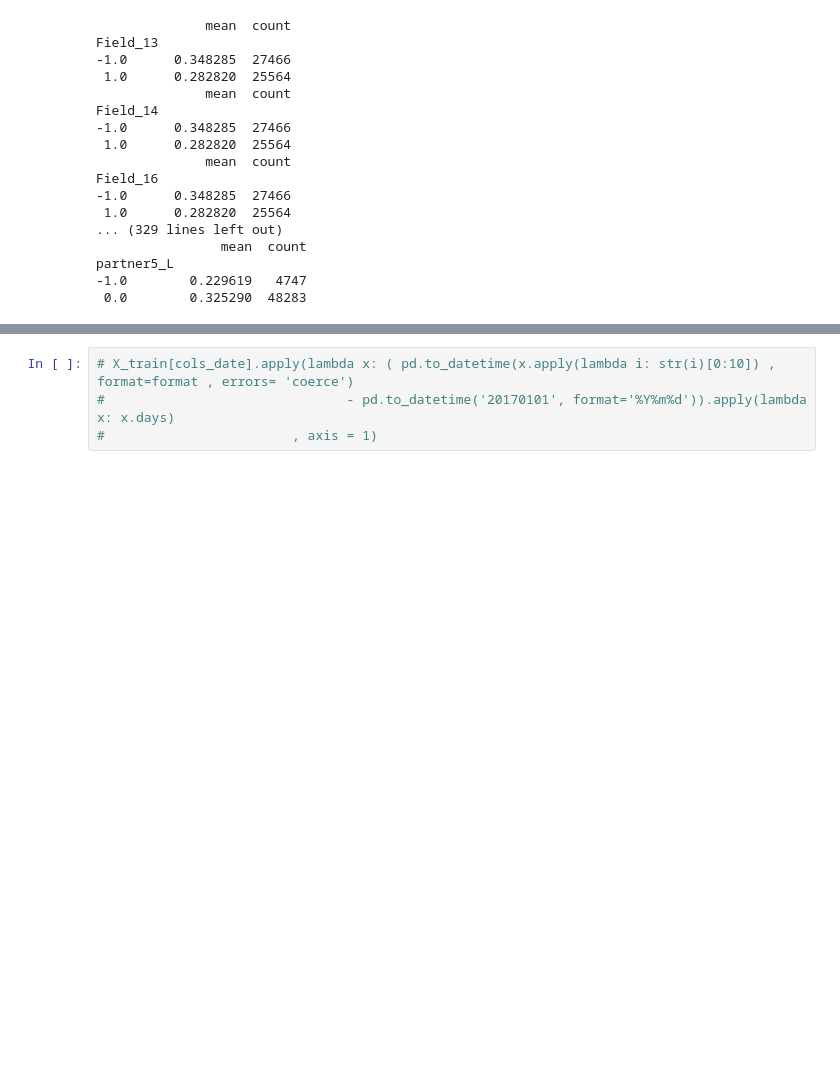
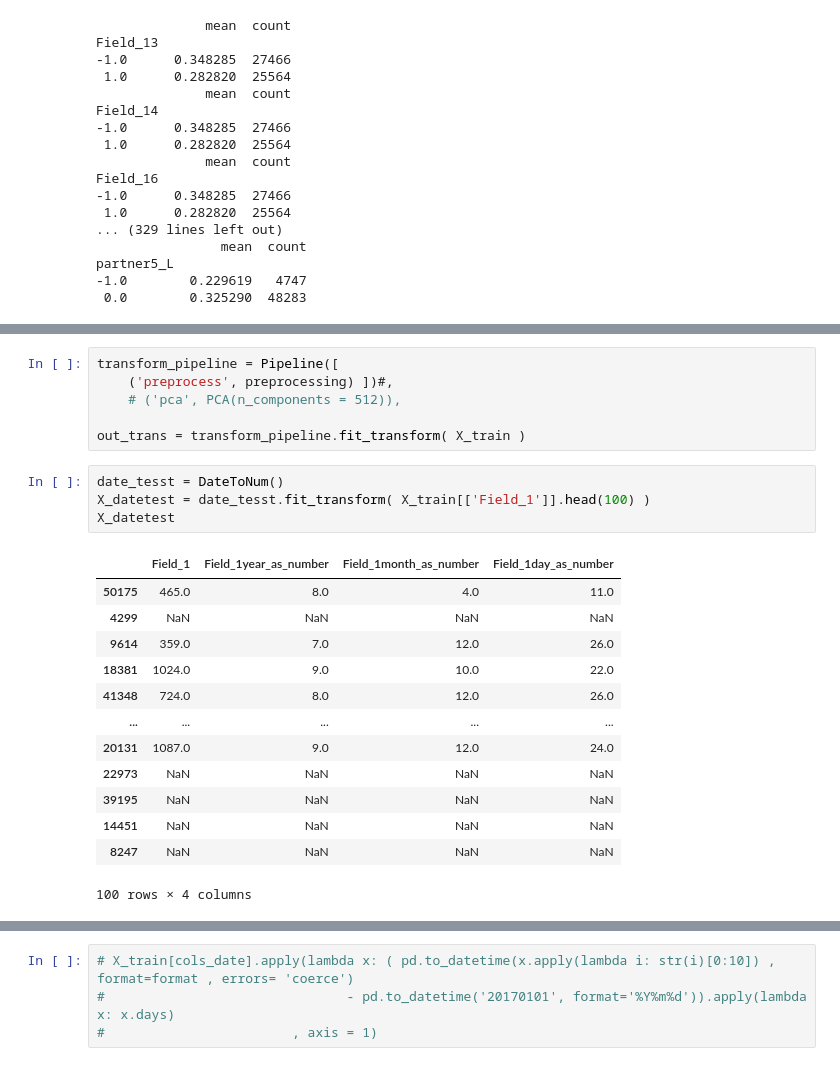
Before and after one commit to quanvu0996/compet, a Jupyter notebook: kalapa_4student_traditional_ML_ordinal_encoder.ipynb, the cells around one changed output, grey strips where cells are left out. Cells and saved outputs as stored; diff of their text form; blank space fills up the shorter version.

```diff
--- a/kalapa_4student_traditional_ML_ordinal_encoder.ipynb
+++ b/kalapa_4student_traditional_ML_ordinal_encoder.ipynb
@@ -381,0 +407,24 @@ plt.show()
+# %%
+transform_pipeline = Pipeline([
+    ('preprocess', preprocessing) ])#,
+    # ('pca', PCA(n_components = 512)),
+
+out_trans = transform_pipeline.fit_transform( X_train )
+# %%
+date_tesst = DateToNum()
+X_datetest = date_tesst.fit_transform( X_train[['Field_1']].head(100) )
+X_datetest
+# %% [output]
+|  | Field_1 | Field_1year_as_number | Field_1month_as_number | Field_1day_as_number |
+| 50175 | 465.0 | 8.0 | 4.0 | 11.0 |
+| 4299 | NaN | NaN | NaN | NaN |
+| 9614 | 359.0 | 7.0 | 12.0 | 26.0 |
+| 18381 | 1024.0 | 9.0 | 10.0 | 22.0 |
+| 41348 | 724.0 | 8.0 | 12.0 | 26.0 |
+| ... | ... | ... | ... | ... |
+| 20131 | 1087.0 | 9.0 | 12.0 | 24.0 |
+| 22973 | NaN | NaN | NaN | NaN |
+| 39195 | NaN | NaN | NaN | NaN |
+| 14451 | NaN | NaN | NaN | NaN |
+| 8247 | NaN | NaN | NaN | NaN |
+100 rows × 4 columns
```
Also changed, not shown: parts of 13 cells of this notebook.
